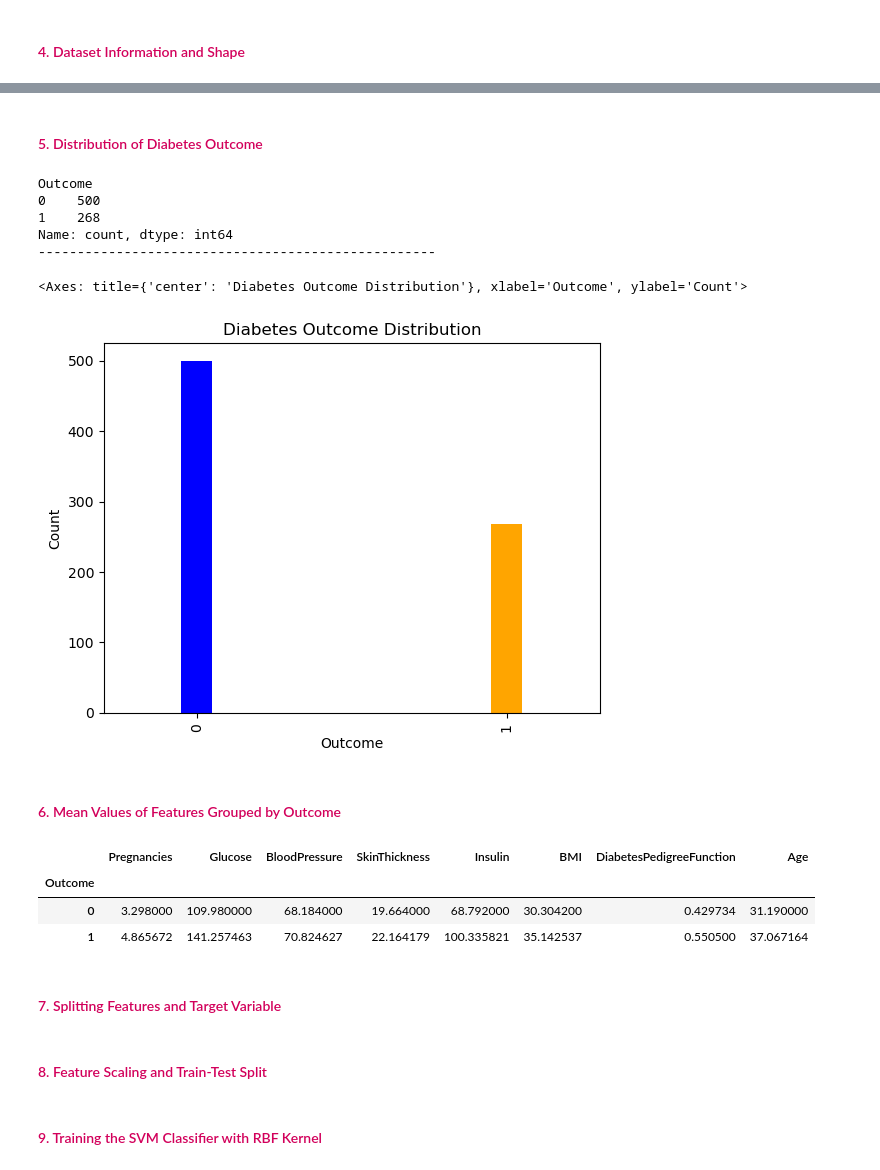
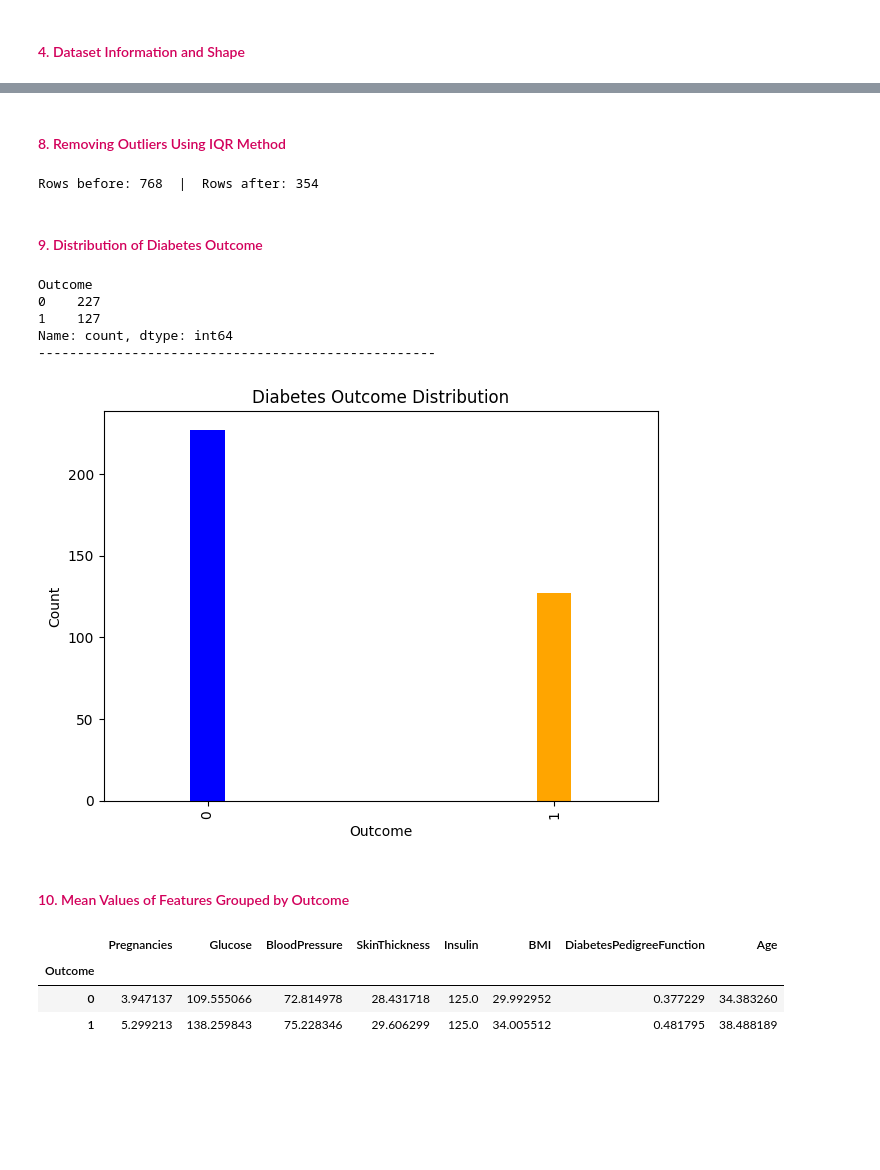
Before and after one commit to ramah83/Diabetes-Prediction, a Jupyter notebook: Diabetes Prediction .ipynb, the cells around one changed output, grey strips where cells are left out. Saved outputs shown, nothing was run; the diff lists cells and outputs as text; code cells hidden in the pictures; blank space fills up the shorter version.

Commit message:
Add detailed report, perform data analysis, and include visualization plots

```diff
--- a/Diabetes Prediction .ipynb
+++ b/Diabetes Prediction .ipynb
@@ -69,0 +104,4 @@ None
+# %%
+zero_cols = ['Glucose', 'BloodPressure', 'SkinThickness', 'Insulin', 'BMI']
+print('Zero values before replacement:')
+print((diabetes[zero_cols] == 0).sum())
@@ -69,0 +118,7 @@ None
+# %%
+for col in zero_cols:
+    median_val = diabetes[col].replace(0, np.nan).median()
+    diabetes[col] = diabetes[col].replace(0, median_val)
+
+print('Zero values after replacement:')
+print((diabetes[zero_cols] == 0).sum())
@@ -70,25 +133,42 @@ None
+# %% [markdown]
+<h4 style="color:#d2005bff">8. Removing Outliers Using IQR Method</h4>
+# %%
+before = len(diabetes)
+for col in ['Glucose', 'BloodPressure', 'SkinThickness', 'Insulin', 'BMI']:
+    Q1 = diabetes[col].quantile(0.25)
+    Q3 = diabetes[col].quantile(0.75)
+    IQR = Q3 - Q1
+    diabetes = diabetes[(diabetes[col] >= Q1 - 1.5*IQR) & (diabetes[col] <= Q3 + 1.5*IQR)]
+
+diabetes = diabetes.reset_index(drop=True)
+print(f'Rows before: {before}  |  Rows after: {len(diabetes)}')
+# %% [output]
+Rows before: 768  |  Rows after: 354
 # %% [markdown]
-<h4 style="color:#d2005bff">5. Distribution of Diabetes Outcome</h4>
+<h4 style="color:#d2005bff">9. Distribution of Diabetes Outcome</h4>
 # %%
 print(diabetes['Outcome'].value_counts())
 print('---------------------------------------------------')
-diabetes['Outcome'].value_counts().plot(kind='bar', color=['blue', 'orange'],width=0.1,xlabel='Outcome',ylabel='Count',title='Diabetes Outcome Distribution',xticks=[0, 1])
+diabetes['Outcome'].value_counts().plot(
+    kind='bar', color=['blue', 'orange'], width=0.1,
+    xlabel='Outcome', ylabel='Count',
+    title='Diabetes Outcome Distribution'
+)
+plt.tight_layout()
+plt.show()
 # %% [output]
 Outcome
-0    500
-1    268
+0    227
+1    127
 Name: count, dtype: int64
 ---------------------------------------------------
-<Axes: title={'center': 'Diabetes Outcome Distribution'}, xlabel='Outcome', ylabel='Count'>
-[figure, old version]
+[figure, new version]
 # %% [markdown]
-<h4 style="color:#d2005bff">6. Mean Values of Features Grouped by Outcome</h4>
+<h4 style="color:#d2005bff">10. Mean Values of Features Grouped by Outcome</h4>
 # %%
 diabetes.groupby('Outcome').mean()
 # %% [output]
 |  | Pregnancies | Glucose | BloodPressure | SkinThickness | Insulin | BMI | DiabetesPedigreeFunction | Age |
 | Outcome |  |  |  |  |  |  |  |  |
-| 0 | 3.298000 | 109.980000 | 68.184000 | 19.664000 | 68.792000 | 30.304200 | 0.429734 | 31.190000 |
-| 1 | 4.865672 | 141.257463 | 70.824627 | 22.164179 | 100.335821 | 35.142537 | 0.550500 | 37.067164 |
+| 0 | 3.947137 | 109.555066 | 72.814978 | 28.431718 | 125.0 | 29.992952 | 0.377229 | 34.383260 |
+| 1 | 5.299213 | 138.259843 | 75.228346 | 29.606299 | 125.0 | 34.005512 | 0.481795 | 38.488189 |
-# %% [markdown]
-<h4 style="color:#d2005bff">7. Splitting Features and Target Variable</h4>
@@ -98,2 +174,0 @@ y=diabetes['Outcome']
-# %% [markdown]
-<h4 style="color:#d2005bff">8. Feature Scaling and Train-Test Split</h4>
@@ -106,2 +174,0 @@ x_train,x_test,y_train,y_test=train_test_split(x,y,test_size=0.2,random_state=2,
-# %% [markdown]
-<h4 style="color:#d2005bff">9. Training the SVM Classifier with RBF Kernel</h4>
```
Also changed, not shown: parts of 63 cells of this notebook, 10 other files.
